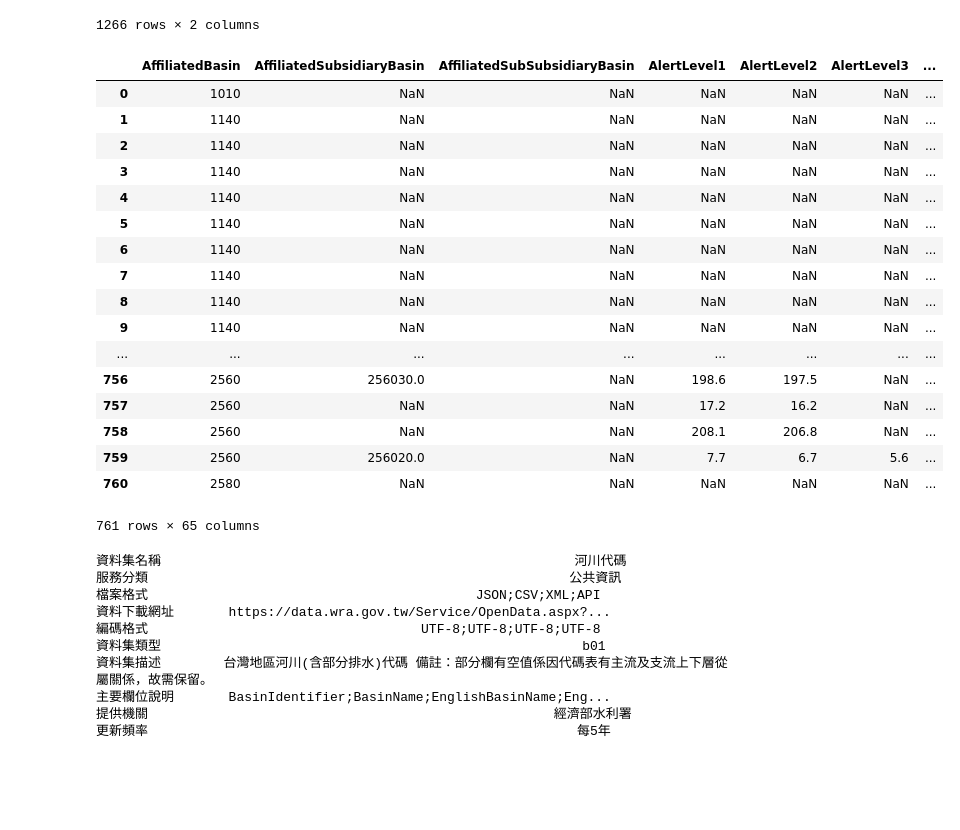
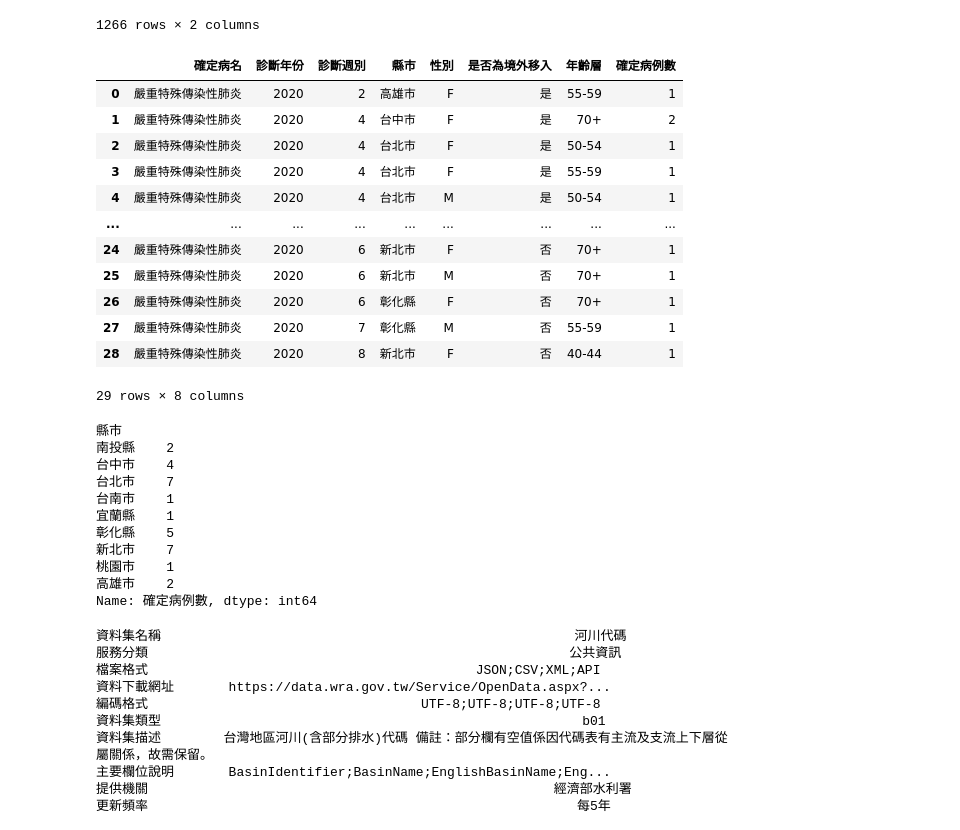
Before and after one commit to Linked-Open-Data-LOD-Taiwan/ontologies, a Jupyter notebook: script/opendata_test.ipynb, the cells around one changed output. Drawn from its saved outputs; the diff is of its cells as text; code cells hidden in the pictures; blank space fills up the shorter version.

```diff
--- a/script/opendata_test.ipynb
+++ b/script/opendata_test.ipynb
@@ -1,8 +1,13 @@
 # %%
 from codes.opendata import *
-odMgr = OpenDataMgr()
-od_df = odMgr.od_df
+dMgr = DataMgr()
+d_df= dMgr.d_df
+odMgr = dMgr.odMgr
+ldMgr = dMgr.ldMgr
+od_df = dMgr.odMgr.od_df
+ld_df = dMgr.ldMgr.ld_df
+
 river_df = odMgr.get_riverlist()
 rivercode_df = odMgr.rivercode_df
 colname_df = odMgr.get_colmap()
-term_df = odMgr.term_df
+term_df = ld_df['wkg_df']['term']
@@ -72,27 +63,39 @@ colname_df
 | 1265 | 水資源作業基金預算案 | 餘絀撥補預計表 |
 1266 rows × 2 columns
 # %%
-d22227_df=odMgr.get_dataset(22227) #any CSV dataset id
-d22227_df
+df=odMgr.get_dataset(118038) #any CSV dataset id
+pd.set_option('display.max_rows', 10)
+df
 # %% [output]
-|  | AffiliatedBasin | AffiliatedSubsidiaryBasin | AffiliatedSubSubsidiaryBasin | AlertLevel1 | AlertLevel2 | AlertLevel3 | ... |
-| 0 | 1010 | NaN | NaN | NaN | NaN | NaN | ... |
-| 1 | 1140 | NaN | NaN | NaN | NaN | NaN | ... |
-| 2 | 1140 | NaN | NaN | NaN | NaN | NaN | ... |
-| 3 | 1140 | NaN | NaN | NaN | NaN | NaN | ... |
-| 4 | 1140 | NaN | NaN | NaN | NaN | NaN | ... |
-| 5 | 1140 | NaN | NaN | NaN | NaN | NaN | ... |
-| 6 | 1140 | NaN | NaN | NaN | NaN | NaN | ... |
-| 7 | 1140 | NaN | NaN | NaN | NaN | NaN | ... |
-| 8 | 1140 | NaN | NaN | NaN | NaN | NaN | ... |
-| 9 | 1140 | NaN | NaN | NaN | NaN | NaN | ... |
-| ... | ... | ... | ... | ... | ... | ... | ... |
-| 756 | 2560 | 256030.0 | NaN | 198.6 | 197.5 | NaN | ... |
-| 757 | 2560 | NaN | NaN | 17.2 | 16.2 | NaN | ... |
-| 758 | 2560 | NaN | NaN | 208.1 | 206.8 | NaN | ... |
-| 759 | 2560 | 256020.0 | NaN | 7.7 | 6.7 | 5.6 | ... |
-| 760 | 2580 | NaN | NaN | NaN | NaN | NaN | ... |
+|  | 確定病名 | 診斷年份 | 診斷週別 | 縣市 | 性別 | 是否為境外移入 | 年齡層 | 確定病例數 |
+| 0 | 嚴重特殊傳染性肺炎 | 2020 | 2 | 高雄市 | F | 是 | 55-59 | 1 |
+| 1 | 嚴重特殊傳染性肺炎 | 2020 | 4 | 台中市 | F | 是 | 70+ | 2 |
+| 2 | 嚴重特殊傳染性肺炎 | 2020 | 4 | 台北市 | F | 是 | 50-54 | 1 |
+| 3 | 嚴重特殊傳染性肺炎 | 2020 | 4 | 台北市 | F | 是 | 55-59 | 1 |
+| 4 | 嚴重特殊傳染性肺炎 | 2020 | 4 | 台北市 | M | 是 | 50-54 | 1 |
+| ... | ... | ... | ... | ... | ... | ... | ... | ... |
+| 24 | 嚴重特殊傳染性肺炎 | 2020 | 6 | 新北市 | F | 否 | 70+ | 1 |
+| 25 | 嚴重特殊傳染性肺炎 | 2020 | 6 | 新北市 | M | 否 | 70+ | 1 |
+| 26 | 嚴重特殊傳染性肺炎 | 2020 | 6 | 彰化縣 | F | 否 | 70+ | 1 |
+| 27 | 嚴重特殊傳染性肺炎 | 2020 | 7 | 彰化縣 | M | 否 | 55-59 | 1 |
+| 28 | 嚴重特殊傳染性肺炎 | 2020 | 8 | 新北市 | F | 否 | 40-44 | 1 |
-761 rows × 65 columns
+29 rows × 8 columns
+# %%
+#df.groupby('診斷週別')['確定病例數'].sum()
+df.groupby('縣市')['確定病例數'].sum()
+#df.groupby('性別')['確定病例數'].sum()
+# %% [output]
+縣市
+南投縣    2
+台中市    4
+台北市    7
+台南市    1
+宜蘭縣    1
+彰化縣    5
+新北市    7
+桃園市    1
+高雄市    2
+Name: 確定病例數, dtype: int64
 # %%
 od_df.loc[22228]
 # %% [output]
```
Also changed, not shown: parts of 15 cells of this notebook, 9 other files.
